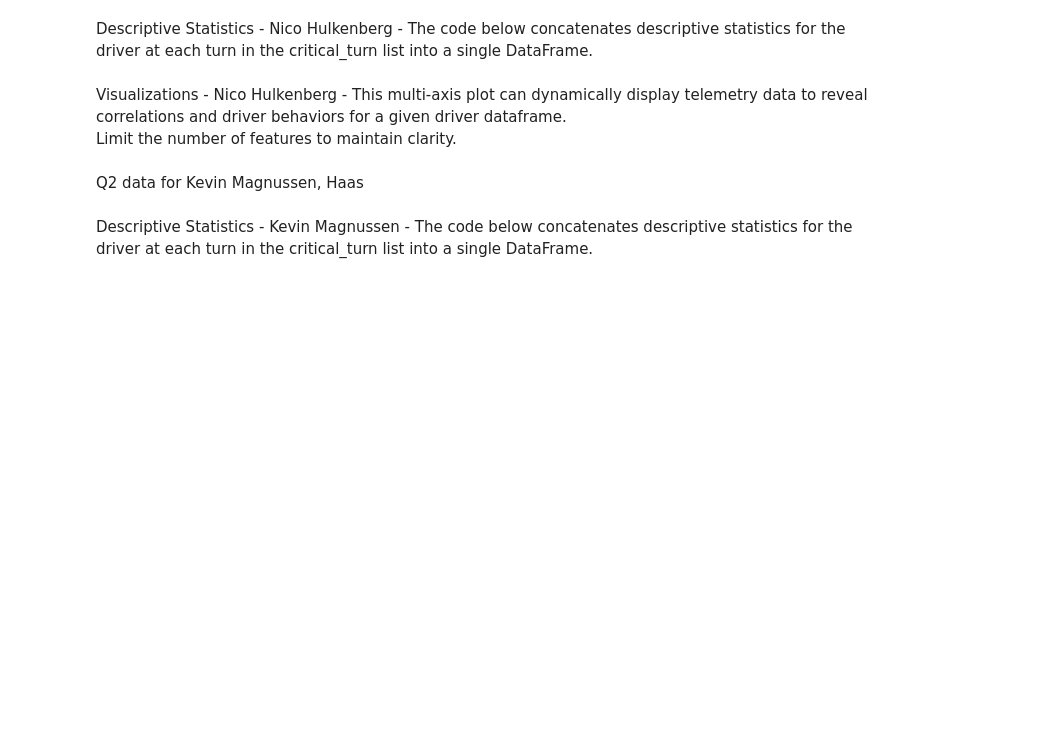
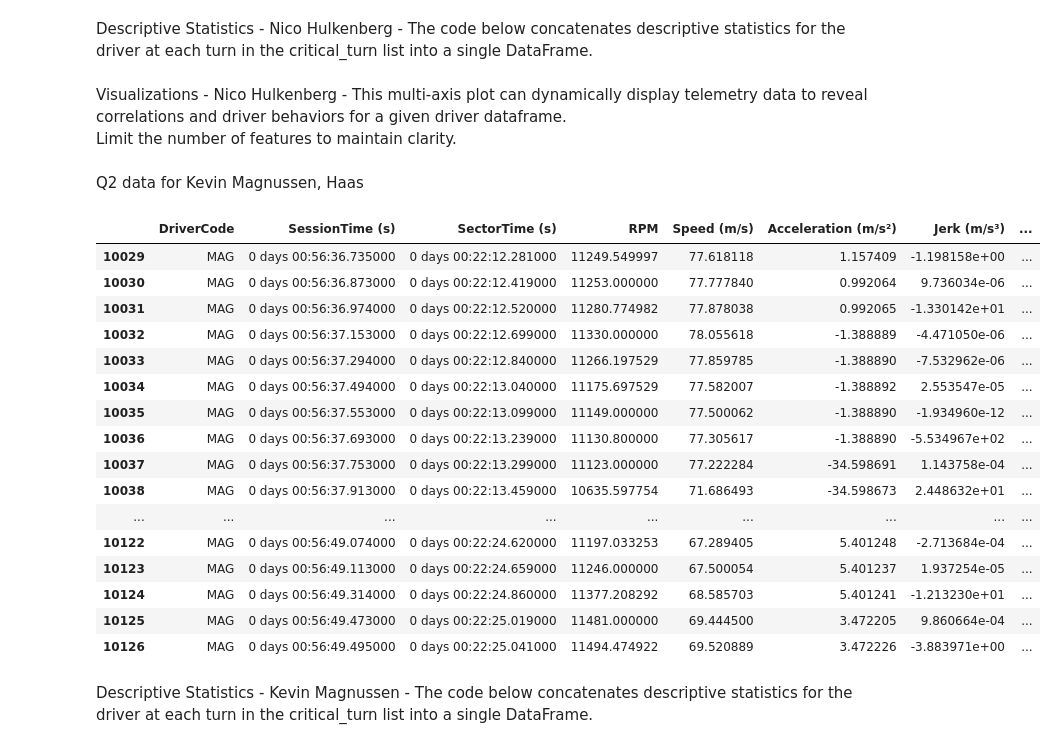
Before and after one commit to PESIII23/f1-driving-style-analytics-tool, a Jupyter notebook: notebooks/01_single_driver_eda.ipynb, the cells around one changed output. Cells and saved outputs as stored; diff of their text form; code cells hidden in the pictures; blank space fills up the shorter version.

```diff
--- a/notebooks/01_single_driver_eda.ipynb
+++ b/notebooks/01_single_driver_eda.ipynb
@@ -477,23 +478,42 @@ Q2 data for Kevin Magnussen, Haas
 # %%
 q1, q2, q3 = session.get_laps(magnussen).split_qualifying_sessions()
 magnussen_q2_telemetry = session.get_telemetry(q2)
 
 sector_1_start = str(f1_pandas_helpers.get_fastest_lap_details(q2)[0])
 sector_1_end = str(f1_pandas_helpers.get_fastest_lap_details(q2)[1])
 sector_2_end = str(f1_pandas_helpers.get_fastest_lap_details(q2)[2])
 sector_3_end = str(f1_pandas_helpers.get_fastest_lap_details(q2)[3])
 
 magnussen_sector1_telemetry = f1_pandas_helpers.filter_timestamp_range(magnussen_q2_telemetry, start=sector_1_start, end=sector_1_end)
 magnussen_sector1_telemetry_cleaned = telemetry_cleaning.clean_driver_sector_telemetry(magnussen_sector1_telemetry, magnussen)
 
 magnussen_sector2_telemetry = f1_pandas_helpers.filter_timestamp_range(magnussen_q2_telemetry, start=sector_1_end, end=sector_2_end)
 magnussen_sector2_telemetry_cleaned = telemetry_cleaning.clean_driver_sector_telemetry(magnussen_sector2_telemetry, magnussen)
 
 magnussen_sector3_telemetry = f1_pandas_helpers.filter_timestamp_range(magnussen_q2_telemetry, start=sector_2_end, end=sector_3_end)
 magnussen_sector3_telemetry_cleaned = telemetry_cleaning.clean_driver_sector_telemetry(magnussen_sector3_telemetry, magnussen)
 magnussen_sector3_telemetry_features = feature_engineering.TelemetryFeatures(magnussen_sector3_telemetry_cleaned).acceleration().jerk().g_force().get_features_df()
 
 magnussen_corner_telemetry = telemetry_cleaning.filter_corner_telemetry(magnussen_sector3_telemetry_features, corner_position_cleaned, critical_turn[0], radius)
+magnussen_corner_telemetry
+# %% [output]
+|  | DriverCode | SessionTime (s) | SectorTime (s) | RPM | Speed (m/s) | Acceleration (m/s²) | Jerk (m/s³) | ... |
+| 10029 | MAG | 0 days 00:56:36.735000 | 0 days 00:22:12.281000 | 11249.549997 | 77.618118 | 1.157409 | -1.198158e+00 | ... |
+| 10030 | MAG | 0 days 00:56:36.873000 | 0 days 00:22:12.419000 | 11253.000000 | 77.777840 | 0.992064 | 9.736034e-06 | ... |
+| 10031 | MAG | 0 days 00:56:36.974000 | 0 days 00:22:12.520000 | 11280.774982 | 77.878038 | 0.992065 | -1.330142e+01 | ... |
+| 10032 | MAG | 0 days 00:56:37.153000 | 0 days 00:22:12.699000 | 11330.000000 | 78.055618 | -1.388889 | -4.471050e-06 | ... |
+| 10033 | MAG | 0 days 00:56:37.294000 | 0 days 00:22:12.840000 | 11266.197529 | 77.859785 | -1.388890 | -7.532962e-06 | ... |
+| 10034 | MAG | 0 days 00:56:37.494000 | 0 days 00:22:13.040000 | 11175.697529 | 77.582007 | -1.388892 | 2.553547e-05 | ... |
+| 10035 | MAG | 0 days 00:56:37.553000 | 0 days 00:22:13.099000 | 11149.000000 | 77.500062 | -1.388890 | -1.934960e-12 | ... |
+| 10036 | MAG | 0 days 00:56:37.693000 | 0 days 00:22:13.239000 | 11130.800000 | 77.305617 | -1.388890 | -5.534967e+02 | ... |
+| 10037 | MAG | 0 days 00:56:37.753000 | 0 days 00:22:13.299000 | 11123.000000 | 77.222284 | -34.598691 | 1.143758e-04 | ... |
+| 10038 | MAG | 0 days 00:56:37.913000 | 0 days 00:22:13.459000 | 10635.597754 | 71.686493 | -34.598673 | 2.448632e+01 | ... |
+| ... | ... | ... | ... | ... | ... | ... | ... | ... |
+| 10122 | MAG | 0 days 00:56:49.074000 | 0 days 00:22:24.620000 | 11197.033253 | 67.289405 | 5.401248 | -2.713684e-04 | ... |
+| 10123 | MAG | 0 days 00:56:49.113000 | 0 days 00:22:24.659000 | 11246.000000 | 67.500054 | 5.401237 | 1.937254e-05 | ... |
+| 10124 | MAG | 0 days 00:56:49.314000 | 0 days 00:22:24.860000 | 11377.208292 | 68.585703 | 5.401241 | -1.213230e+01 | ... |
+| 10125 | MAG | 0 days 00:56:49.473000 | 0 days 00:22:25.019000 | 11481.000000 | 69.444500 | 3.472205 | 9.860664e-04 | ... |
+| 10126 | MAG | 0 days 00:56:49.495000 | 0 days 00:22:25.041000 | 11494.474922 | 69.520889 | 3.472226 | -3.883971e+00 | ... |
 # %% [markdown]
 Descriptive Statistics - Kevin Magnussen - The code below concatenates descriptive statistics for the driver at each turn in the critical_turn list into a single DataFrame.
 # %%
```
Also changed, not shown: parts of 12 cells of this notebook, 1 other file.
